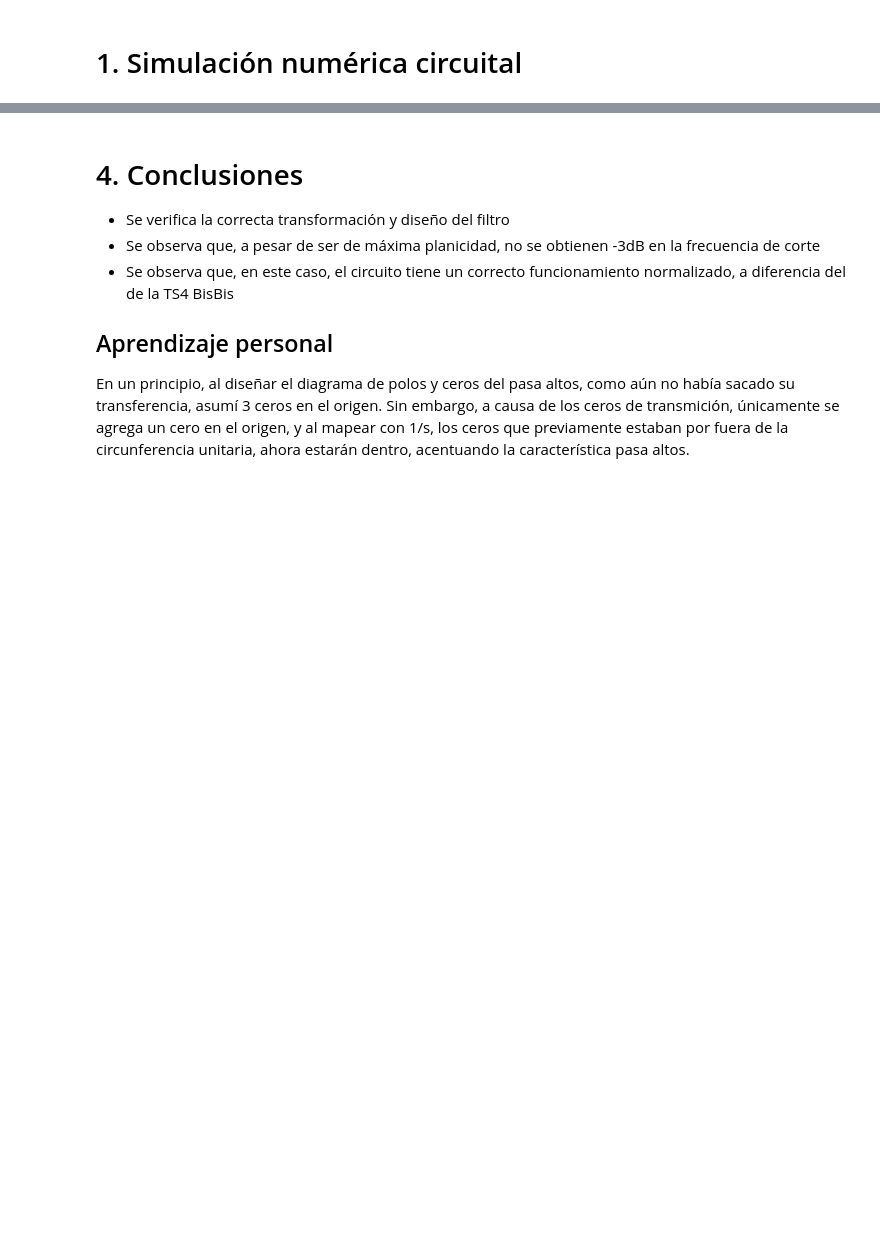
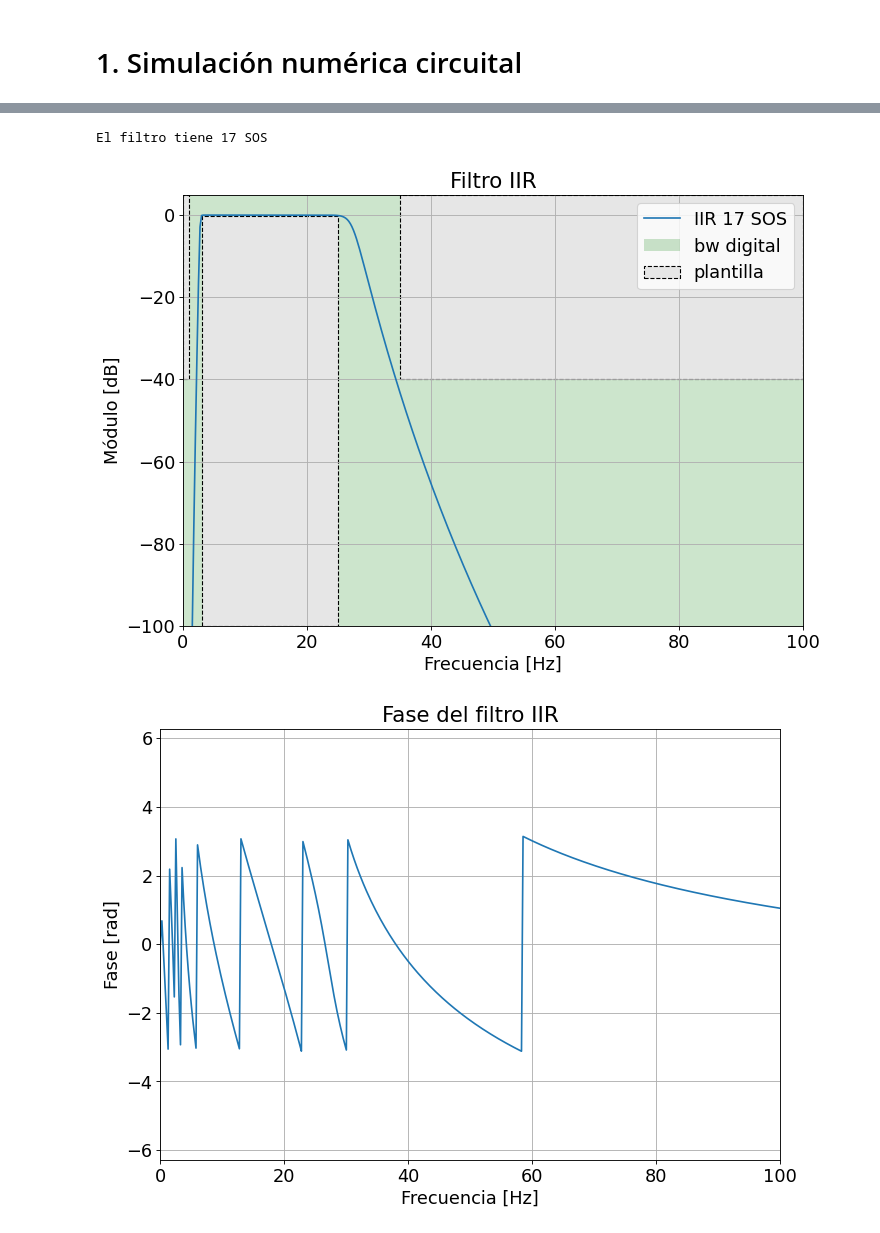
Before and after one commit to annunez02/TC2_2023, a Jupyter notebook: TS8/TrabajoSemanal8_Nunez.ipynb, the cells around one changed output, grey strips where cells are left out. Saved outputs shown, nothing was run; the diff lists cells and outputs as text; code cells hidden in the pictures; blank space fills up the shorter version.

```diff
--- a/TS8/TrabajoSemanal8_Nunez.ipynb
+++ b/TS8/TrabajoSemanal8_Nunez.ipynb
@@ -136,9 +61,0 @@ $|T(\omega = \omega_{Ze})| = -100dB$,  verifica que $|T(\omega = \omega_{Ze})| \
-# %% [markdown]
-# 4. Conclusiones
-
-- Se verifica la correcta transformación y diseño del filtro
-- Se observa que, a pesar de ser de máxima planicidad, no se obtienen -3dB en la frecuencia de corte
-- Se observa que, en este caso, el circuito tiene un correcto funcionamiento normalizado, a diferencia del de la TS4 BisBis
-
-## Aprendizaje personal
-En un principio, al diseñar el diagrama de polos y ceros del pasa altos, como aún no había sacado su transferencia, asumí 3 ceros en el origen. Sin embargo, a causa de los ceros de transmición, únicamente se agrega un cero en el origen, y al mapear con 1/s, los ceros que previamente estaban por fuera de la circunferencia unitaria, ahora estarán dentro, acentuando la característica pasa altos.
@@ -144,0 +101,53 @@ En un principio, al diseñar el diagrama de polos y ceros del pasa altos, como a
+# %%
+# -----------------------------------------IIR---------------------------------------------
+
+system = sig.iirdesign(wp = [wp1, wp2], ws = [ws1, ws2], gpass = ripple, gstop = atenuacion, analog = False, ftype = 'butter', output = 'sos', fs = 1000)
+
+print(f"El filtro tiene {system.shape[0]} SOS")
+
+w, TF_IIR = sig.sosfreqz(system, worN = 2000, fs = fs)
+
+phase = np.angle(TF_IIR)
+
+num_IIR, den_IIR = sig.sos2tf(system)
+w, gd = sig.group_delay((num_IIR, den_IIR), w = 2000, whole = False, fs = fs)
+# %% [output]
+El filtro tiene 17 SOS
+# %%
+# ----- Modulo -----
+
+plt.figure(1)
+
+plt.plot(w, 20 * np.log10(abs(TF_IIR)), label = 'IIR {:d} SOS'.format(system.shape[0]))
+
+plt.title('Filtro IIR')
+plt.xlabel('Frecuencia [Hz]')
+plt.ylabel('Módulo [dB]')
+plt.grid()
+plt.axis([0, 100, -100, 5 ])
+
+plot_plantilla(filter_type = 'bandpass', fpass = [wp1, wp2], ripple = ripple , fstop = [ws1, ws2], attenuation = atenuacion, fs = fs)
+
+# ----- Fase -----
+
+plt.figure(2)
+
+plt.plot(w, phase)
+plt.title('Fase del filtro IIR')
+plt.xlabel('Frecuencia [Hz]')
+plt.ylabel('Fase [rad]')
+plt.grid()
+plt.axis([0, 100, -2*np.pi, 2*np.pi ])
+
+# ----- Group delay -----
+
+plt.figure(3)
+
+plt.plot(w, gd)
+plt.title('Retardo de grupo del filtro IIR')
+plt.ylabel('Group delay [samples]')
+plt.xlabel('Frequency [rad/sample]')
+plt.grid()
+# %% [output]
+[figure, added]
+[figure, added]
```
Also changed, not shown: parts of 18 cells of this notebook, 1 other file.
